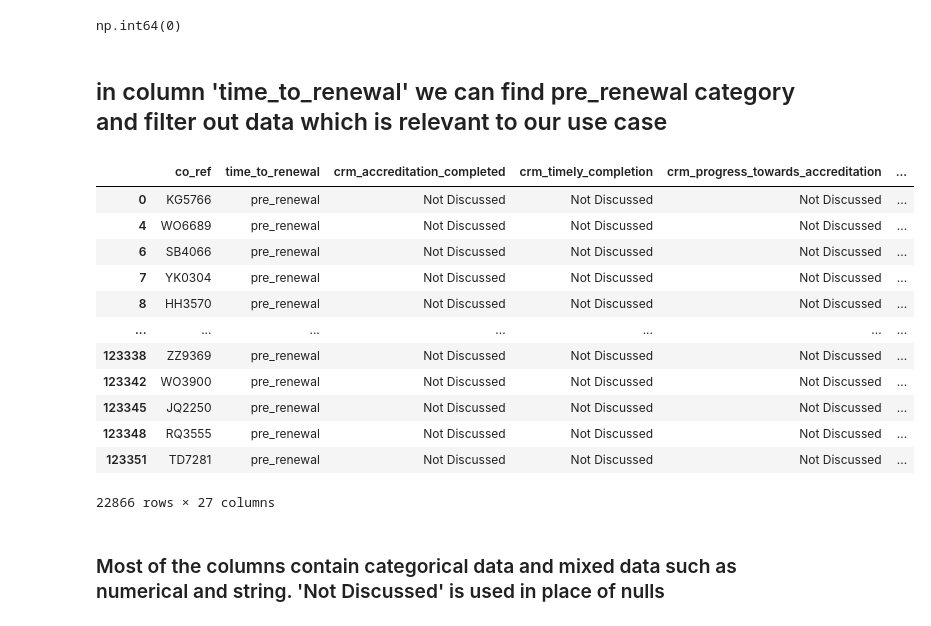
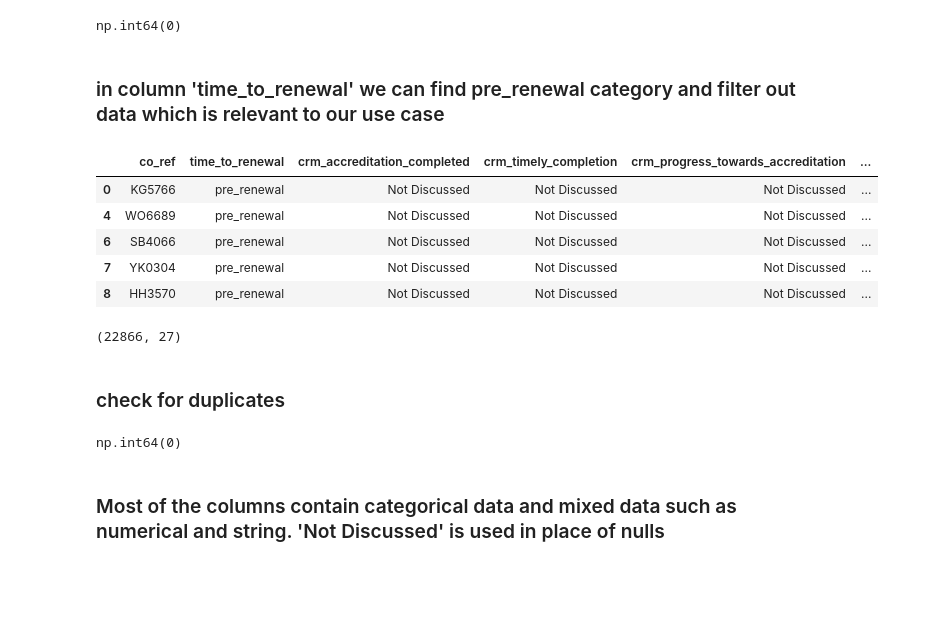
Before and after one commit to Slegendz/churn-prediction-project, a Jupyter notebook: notebooks/01_eda/emails_eda.ipynb, the cells around one changed output. Drawn from its saved outputs; the diff is of its cells as text; code cells hidden in the pictures; blank space fills up the shorter version.

```diff
--- a/notebooks/01_eda/emails_eda.ipynb
+++ b/notebooks/01_eda/emails_eda.ipynb
@@ -93,25 +99,28 @@ df['time_to_renewal'].isnull().sum()
 # %% [output]
 np.int64(0)
 # %% [markdown]
-## in column 'time_to_renewal' we can find pre_renewal category and filter out data which is relevant to our use case
+### in column 'time_to_renewal' we can find pre_renewal category and filter out data which is relevant to our use case
 # %%
 df = df[df['time_to_renewal'] == 'pre_renewal']
 # %%
-df
+df.head()
 # %% [output]
 |  | co_ref | time_to_renewal | crm_accreditation_completed | crm_timely_completion | crm_progress_towards_accreditation | ... |
 | 0 | KG5766 | pre_renewal | Not Discussed | Not Discussed | Not Discussed | ... |
 | 4 | WO6689 | pre_renewal | Not Discussed | Not Discussed | Not Discussed | ... |
 | 6 | SB4066 | pre_renewal | Not Discussed | Not Discussed | Not Discussed | ... |
 | 7 | YK0304 | pre_renewal | Not Discussed | Not Discussed | Not Discussed | ... |
 | 8 | HH3570 | pre_renewal | Not Discussed | Not Discussed | Not Discussed | ... |
-| ... | ... | ... | ... | ... | ... | ... |
-| 123338 | ZZ9369 | pre_renewal | Not Discussed | Not Discussed | Not Discussed | ... |
-| 123342 | WO3900 | pre_renewal | Not Discussed | Not Discussed | Not Discussed | ... |
-| 123345 | JQ2250 | pre_renewal | Not Discussed | Not Discussed | Not Discussed | ... |
-| 123348 | RQ3555 | pre_renewal | Not Discussed | Not Discussed | Not Discussed | ... |
-| 123351 | TD7281 | pre_renewal | Not Discussed | Not Discussed | Not Discussed | ... |
-22866 rows × 27 columns
+# %%
+df.shape
+# %% [output]
+(22866, 27)
+# %% [markdown]
+### check for duplicates
+# %%
+df.duplicated().sum()
+# %% [output]
+np.int64(0)
 # %% [markdown]
 ### Most of the columns contain categorical data and mixed data such as numerical and string. 'Not Discussed' is used in place of nulls
 # %%
```
Also changed, not shown: parts of 89 cells of this notebook.
